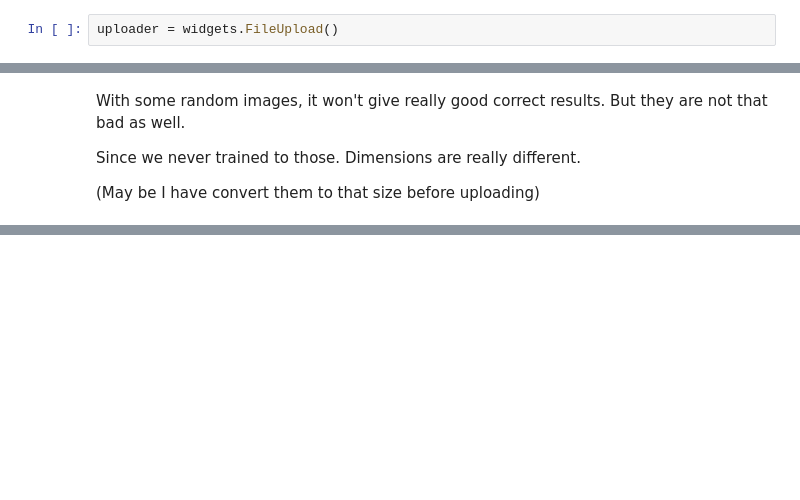
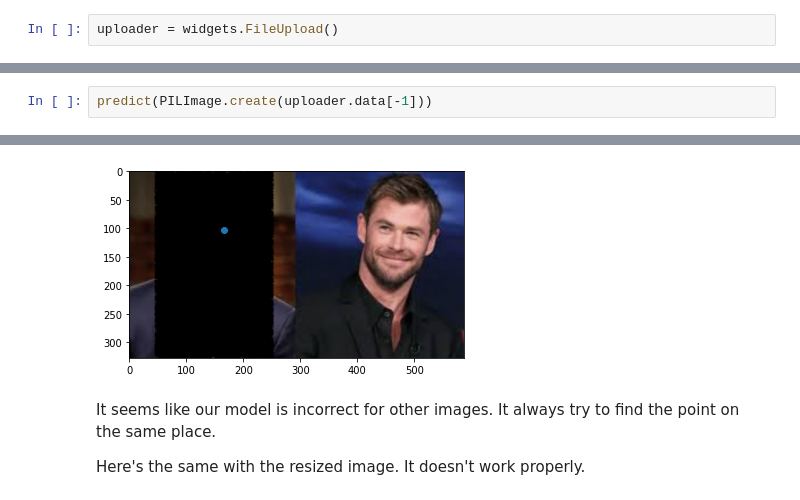
Before and after one commit to arunoda/fastai-v4, a Jupyter notebook: 06_5_image_regression.ipynb, the cells around one changed output, grey strips where cells are left out. Drawn from its saved outputs; the diff is of its cells as text; blank space fills up the shorter version.

```diff
--- a/06_5_image_regression.ipynb
+++ b/06_5_image_regression.ipynb
@@ -166,6 +146,3 @@ predict(PILImage.create(uploader.data[-1]))
-# %% [markdown]
-With some random images, it won't give really good correct results. But they are not that bad as well.
-
-Since we never trained to those. Dimensions are really different.
-
-(May be I have convert them to that size before uploading)
+# %%
+predict(PILImage.create(uploader.data[-1]))
+# %% [output]
@@ -171,0 +150,5 @@ Since we never trained to those. Dimensions are really different.
+[figure, added]
+# %% [markdown]
+It seems like our model is incorrect for other images. It always try to find the point on the same place.
+
+Here's the same with the resized image. It doesn't work properly.
```
Also changed, not shown: parts of 16 cells of this notebook.
